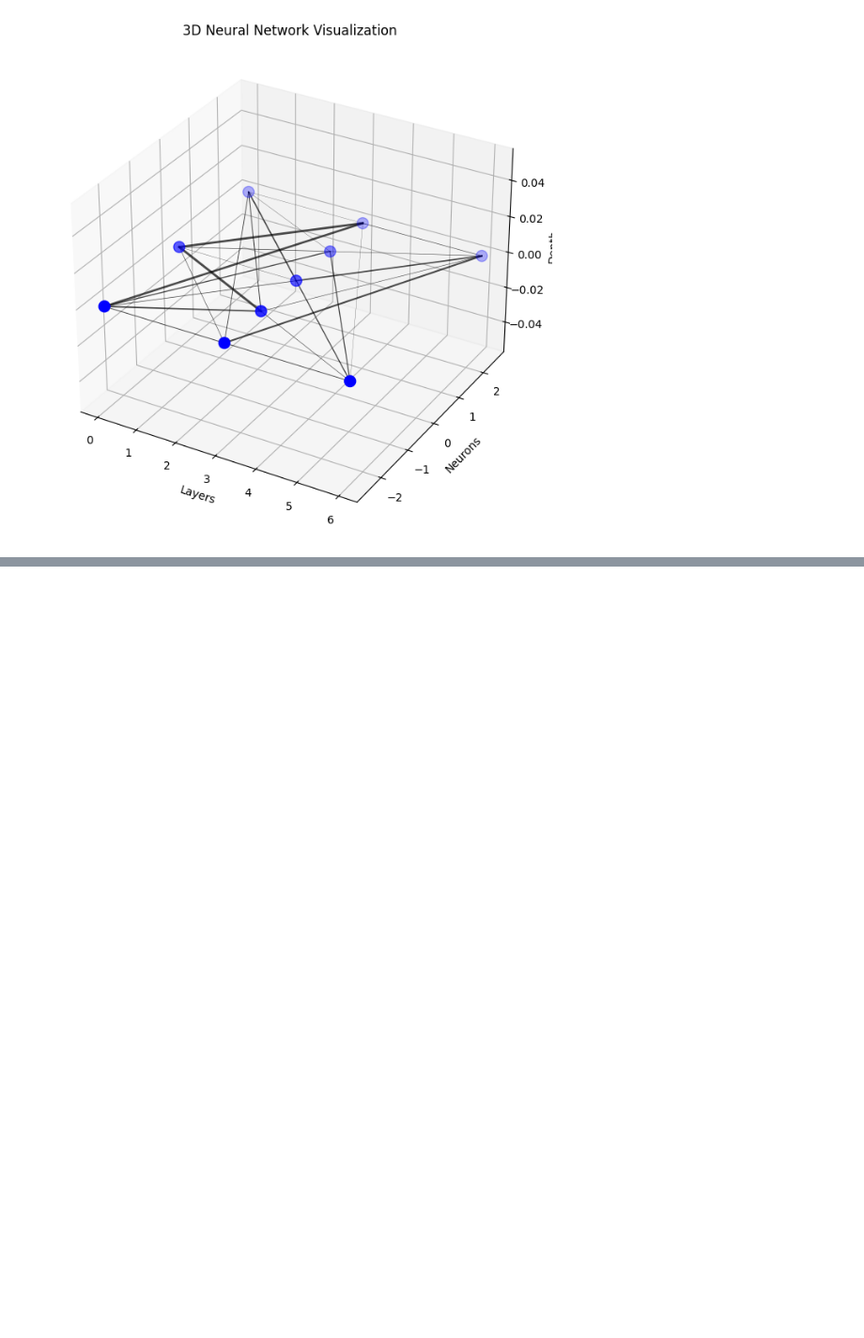
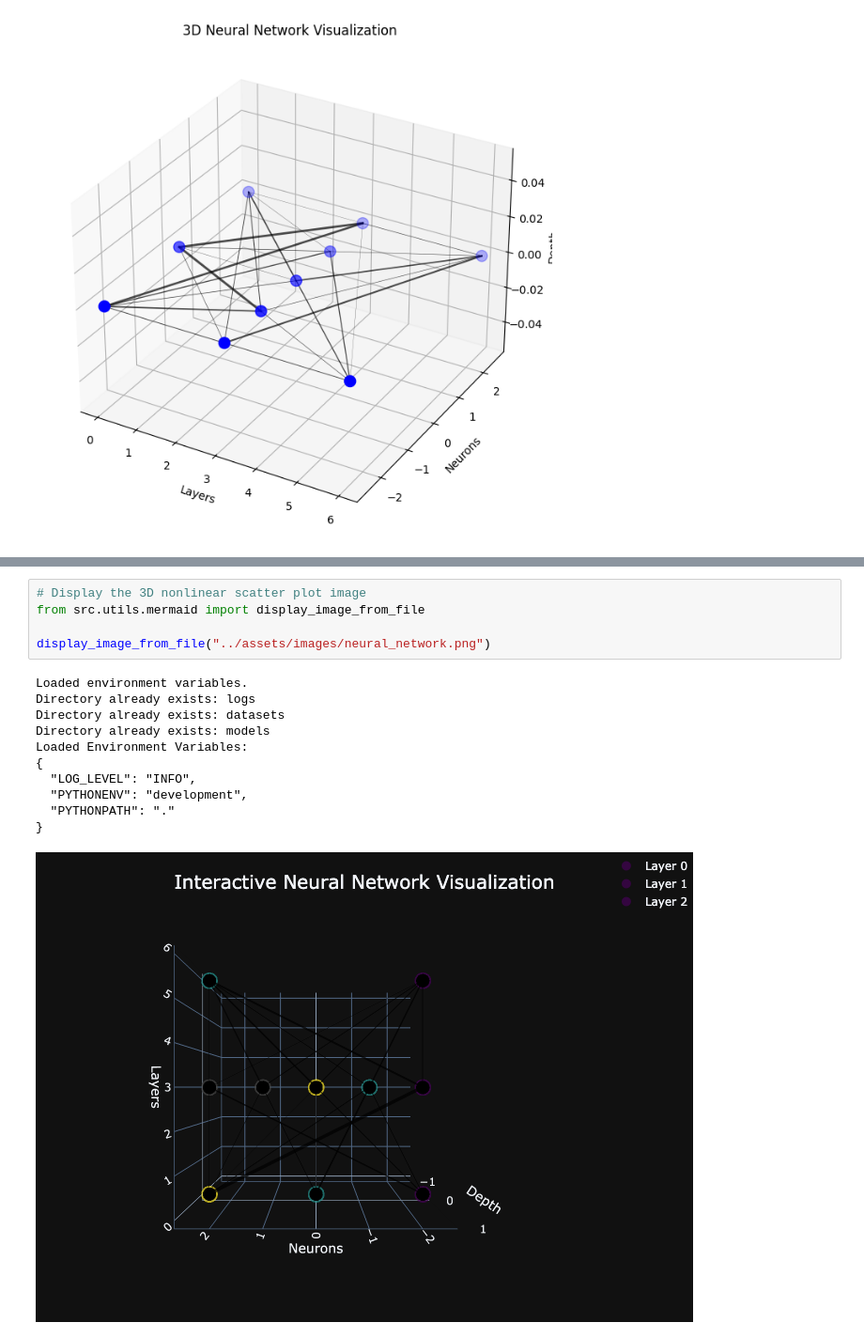
Before and after one commit to dellius-alexander/Neural-Networks-From-Scratch, a Jupyter notebook: notebooks/NeuralNetworkVisualization.ipynb, the cells around one changed output, grey strips where cells are left out. Shown at 94% size. Cells and saved outputs as stored; diff of their text form; blank space fills up the shorter version.

Commit message:
added visualization classes,

```diff
--- a/notebooks/NeuralNetworkVisualization.ipynb
+++ b/notebooks/NeuralNetworkVisualization.ipynb
@@ -43,0 +46,17 @@ visualization_factory.visualize()
+# %%
+# Display the 3D nonlinear scatter plot image
+from src.utils.mermaid import display_image_from_file
+
+display_image_from_file("../assets/images/neural_network.png")
+# %% [output]
+Loaded environment variables.
+Directory already exists: logs
+Directory already exists: datasets
+Directory already exists: models
+Loaded Environment Variables:
+{
+  "LOG_LEVEL": "INFO",
+  "PYTHONENV": "development",
+  "PYTHONPATH": "."
+}
+[figure, added]
```
Also changed, not shown: parts of 1 cell of this notebook, 2 other files.
